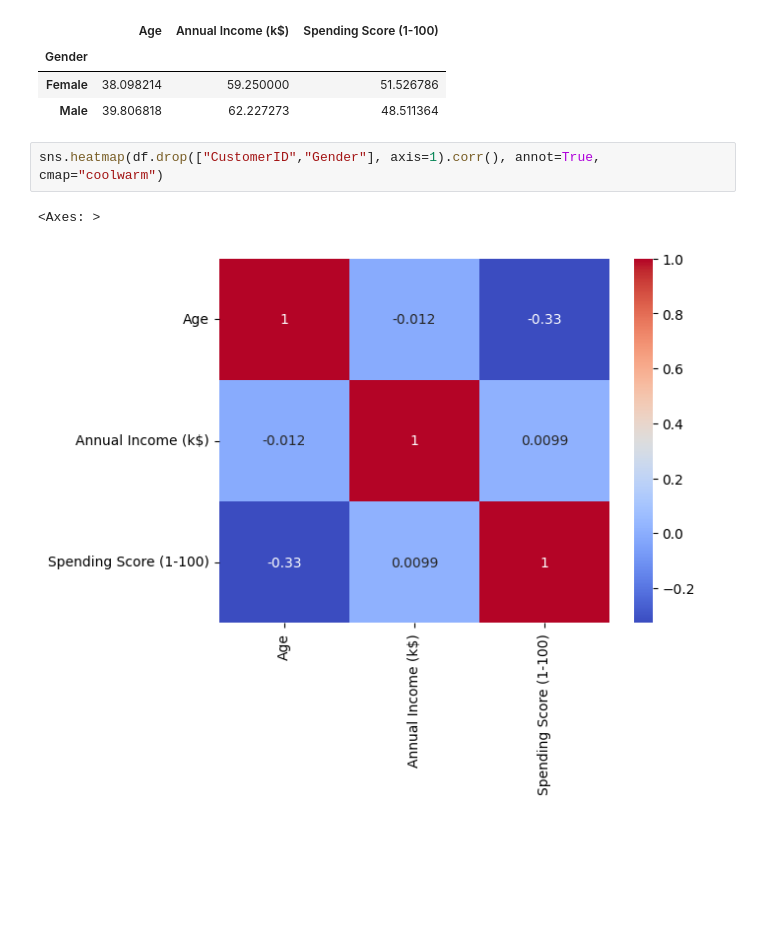
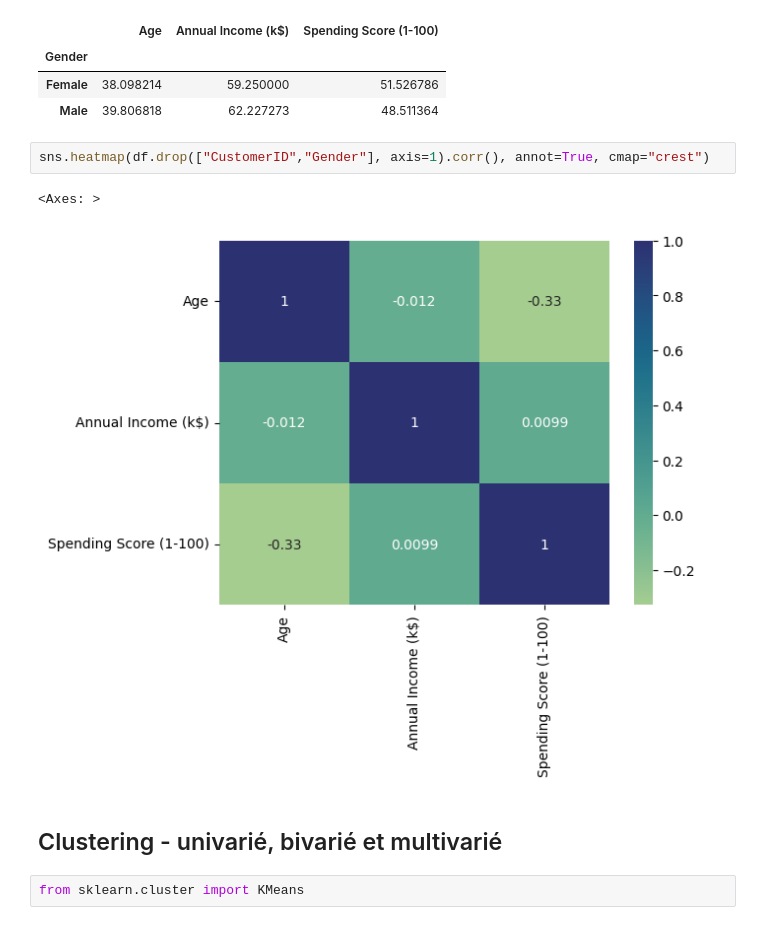
Before and after one commit to JWulfran/Machine-learning, a Jupyter notebook: Python_Customer_segmentation_&_clustering.ipynb, the cells around one changed output. Saved outputs shown, nothing was run; the diff lists cells and outputs as text; blank space fills up the shorter version.

Commit message:
segmentation & Clustering 2e commit Clustering Univarié, bivarié et multivarié

```diff
--- a/Python_Customer_segmentation_&_clustering.ipynb
+++ b/Python_Customer_segmentation_&_clustering.ipynb
@@ -84,7 +97,11 @@ df.groupby("Gender")[["Age","Annual Income (k$)", "Spending Score (1-100)"]]. me
 | Female | 38.098214 | 59.250000 | 51.526786 |
 | Male | 39.806818 | 62.227273 | 48.511364 |
 # %%
-sns.heatmap(df.drop(["CustomerID","Gender"], axis=1).corr(), annot=True, cmap="coolwarm")
+sns.heatmap(df.drop(["CustomerID","Gender"], axis=1).corr(), annot=True, cmap="crest")
 # %% [output]
 <Axes: >
-[figure, old version]
+[figure, new version]
+# %% [markdown]
+## Clustering - univarié, bivarié et multivarié
+# %%
+from sklearn.cluster import KMeans
```
Also changed, not shown: parts of 13 cells of this notebook, 1 other file.
